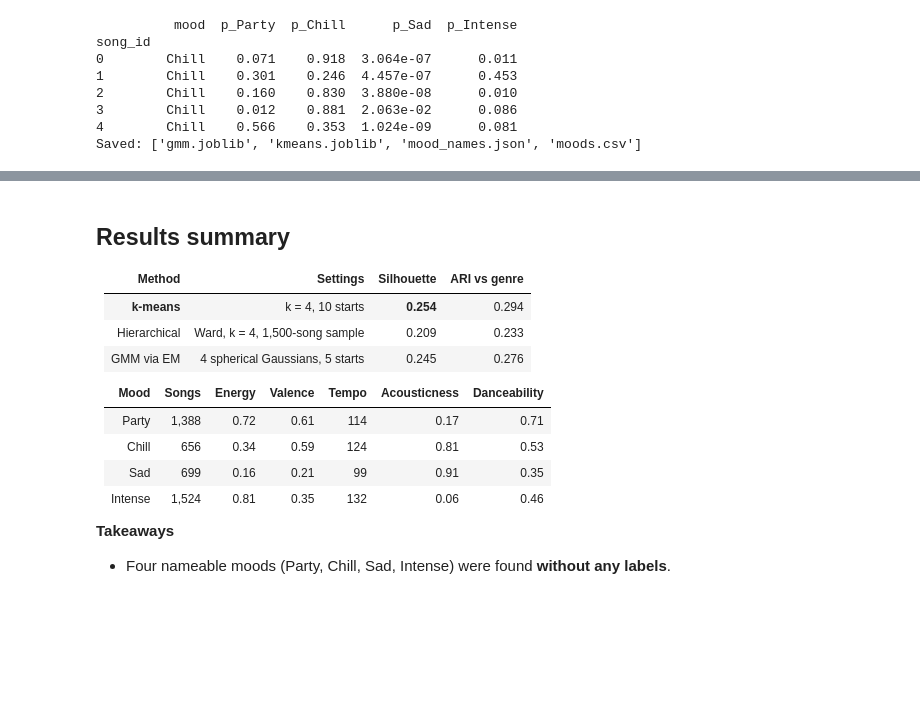
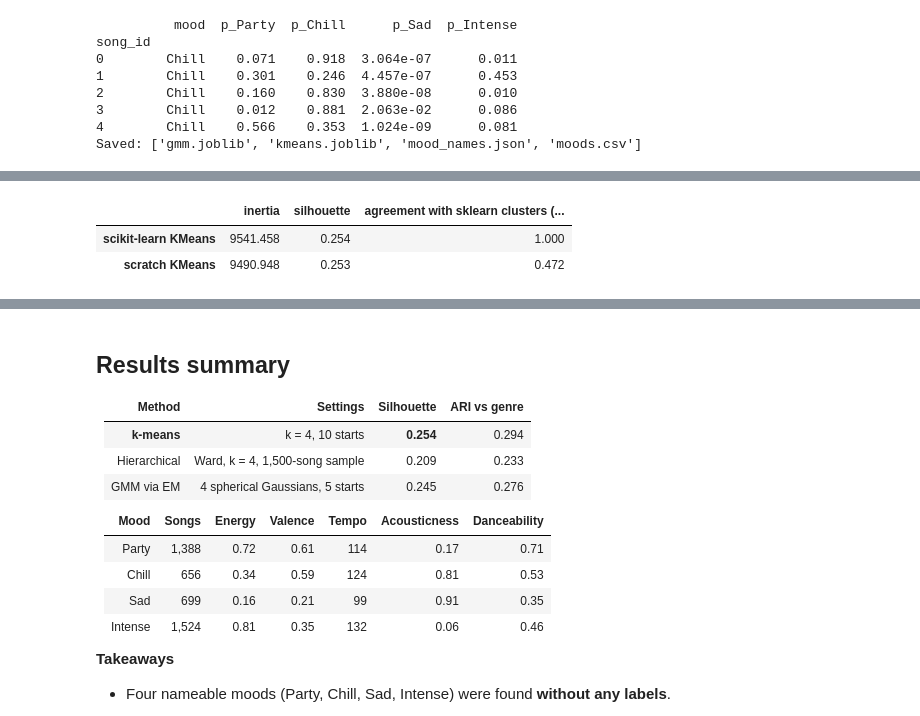
Before and after one commit to vedu-12/soundsense, a Jupyter notebook: notebooks/P7_mood_playlists.ipynb, the cells around one changed output, grey strips where cells are left out. Drawn from its saved outputs; the diff is of its cells as text; code cells hidden in the pictures; blank space fills up the shorter version.

```diff
--- a/notebooks/P7_mood_playlists.ipynb
+++ b/notebooks/P7_mood_playlists.ipynb
@@ -323,0 +327,10 @@ Saved: ['gmm.joblib', 'kmeans.joblib', 'mood_names.json', 'moods.csv']
+# %%
+from src.scratch import KMeansScratch
+km_s = KMeansScratch(k=K, n_init=10, random_state=42).fit(Xm)
+pd.DataFrame({"inertia": {"scikit-learn KMeans": kmeans.inertia_, "scratch KMeans": km_s.inertia_},
+              "silhouette": {"scikit-learn KMeans": silhouette_score(Xm, km_labels), "scratch KMeans": silhouette_score(Xm, km_s.labels_)},
+              "agreement with sklearn clusters (ARI)": {"scikit-learn KMeans": 1.0, "scratch KMeans": adjusted_rand_score(km_labels, km_s.labels_)}}).round(3)
+# %% [output]
+|  | inertia | silhouette | agreement with sklearn clusters (... |
+| scikit-learn KMeans | 9541.458 | 0.254 | 1.000 |
+| scratch KMeans | 9490.948 | 0.253 | 0.472 |
```
Also changed, not shown: parts of 2 cells of this notebook, 9 other files.
